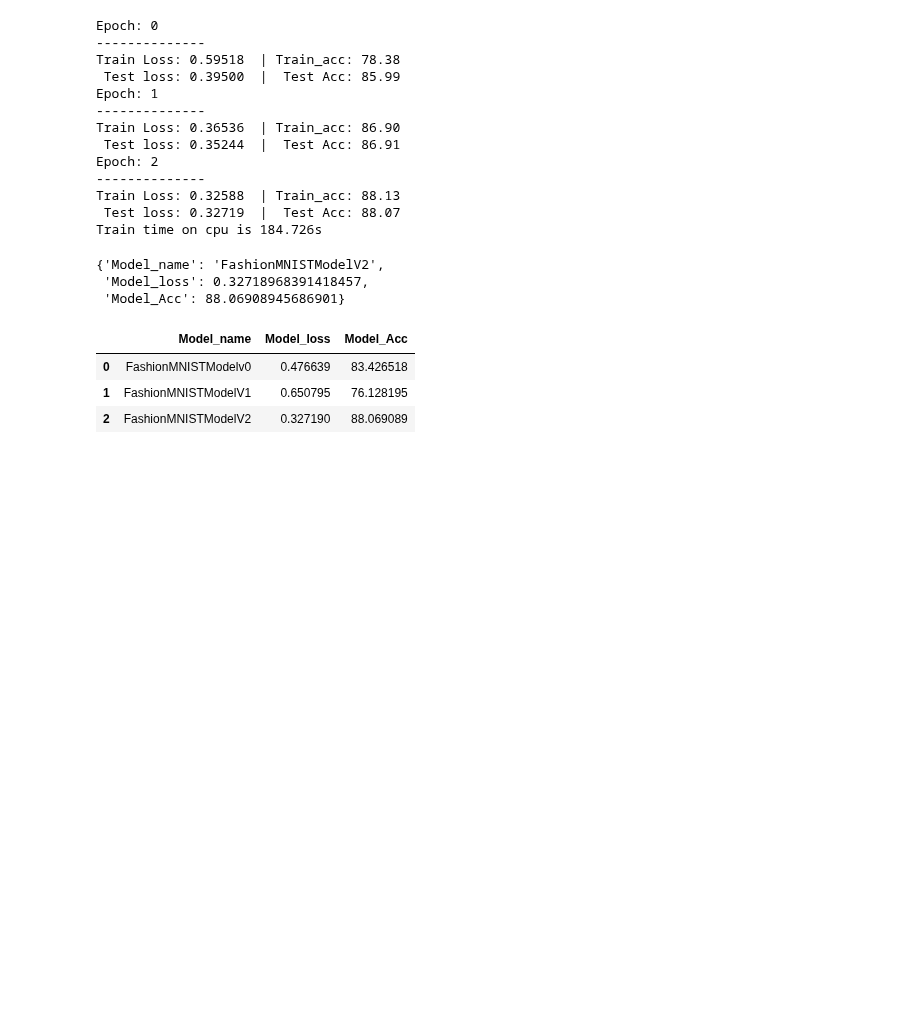
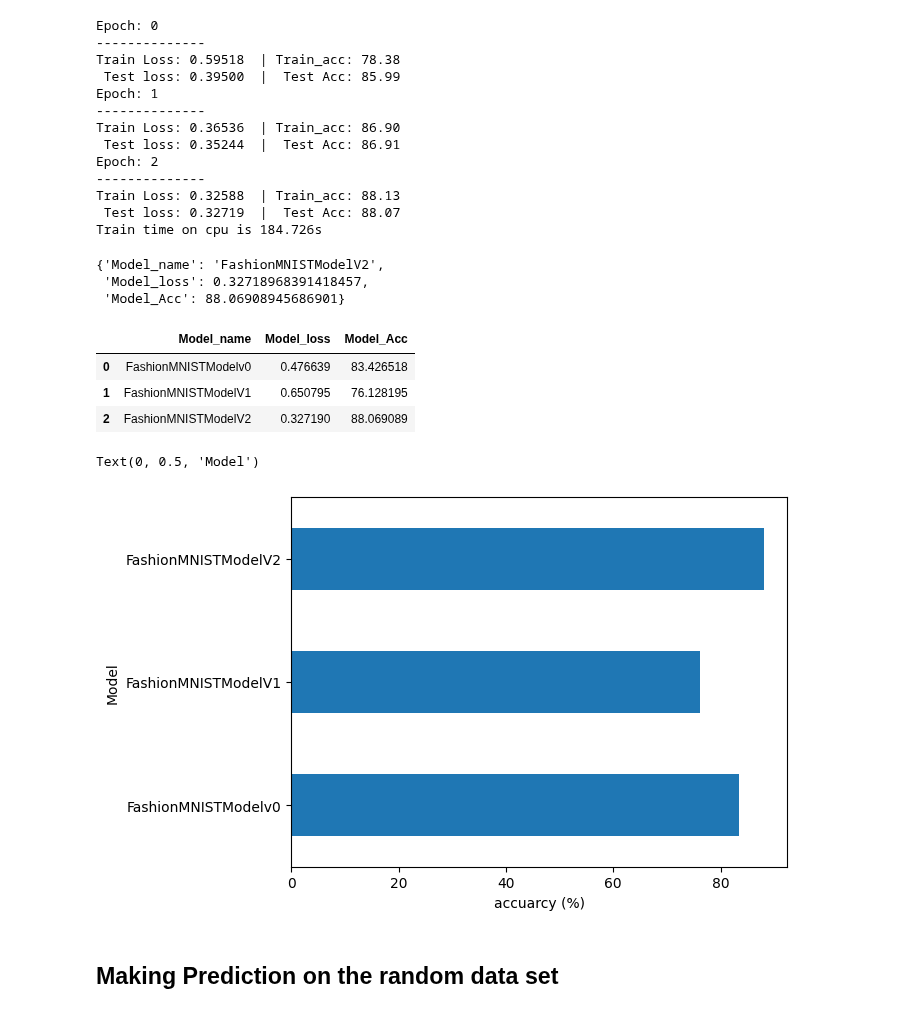
Before and after one commit to Imran1hp/Deep-Learning-, a Jupyter notebook: PyTorch_Computer_vision.ipynb, the cells around one changed output. Saved outputs shown, nothing was run; the diff lists cells and outputs as text; code cells hidden in the pictures; blank space fills up the shorter version.

```diff
--- a/PyTorch_Computer_vision.ipynb
+++ b/PyTorch_Computer_vision.ipynb
@@ -709,3 +709,12 @@ compare_result
 | 0 | FashionMNISTModelv0 | 0.476639 | 83.426518 |
 | 1 | FashionMNISTModelV1 | 0.650795 | 76.128195 |
 | 2 | FashionMNISTModelV2 | 0.327190 | 88.069089 |
+# %%
+compare_result.set_index("Model_name")["Model_Acc"].plot(kind='barh')
+plt.xlabel("accuarcy (%)")
+plt.ylabel("Model")
+# %% [output]
+Text(0, 0.5, 'Model')
+[figure, added]
+# %% [markdown]
+## Making Prediction on the random data set
```
Also changed, not shown: parts of 1 cell of this notebook.
